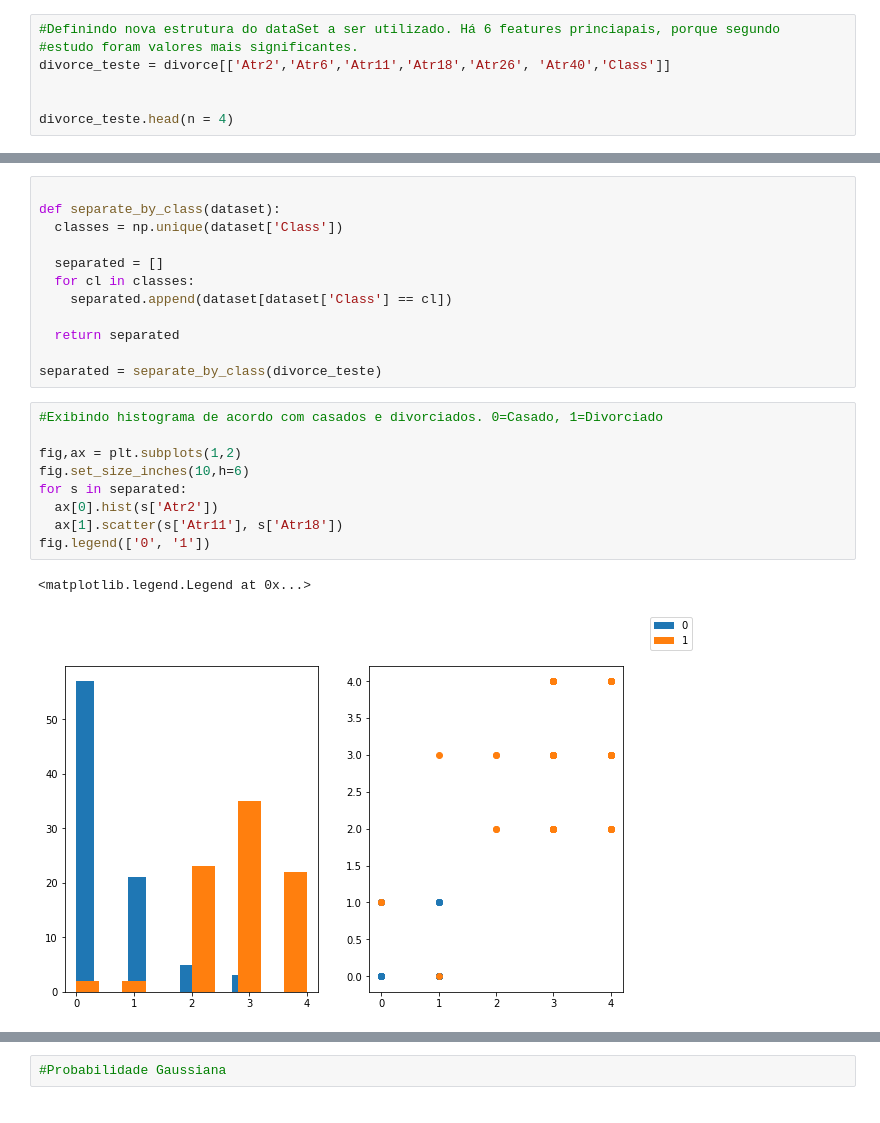
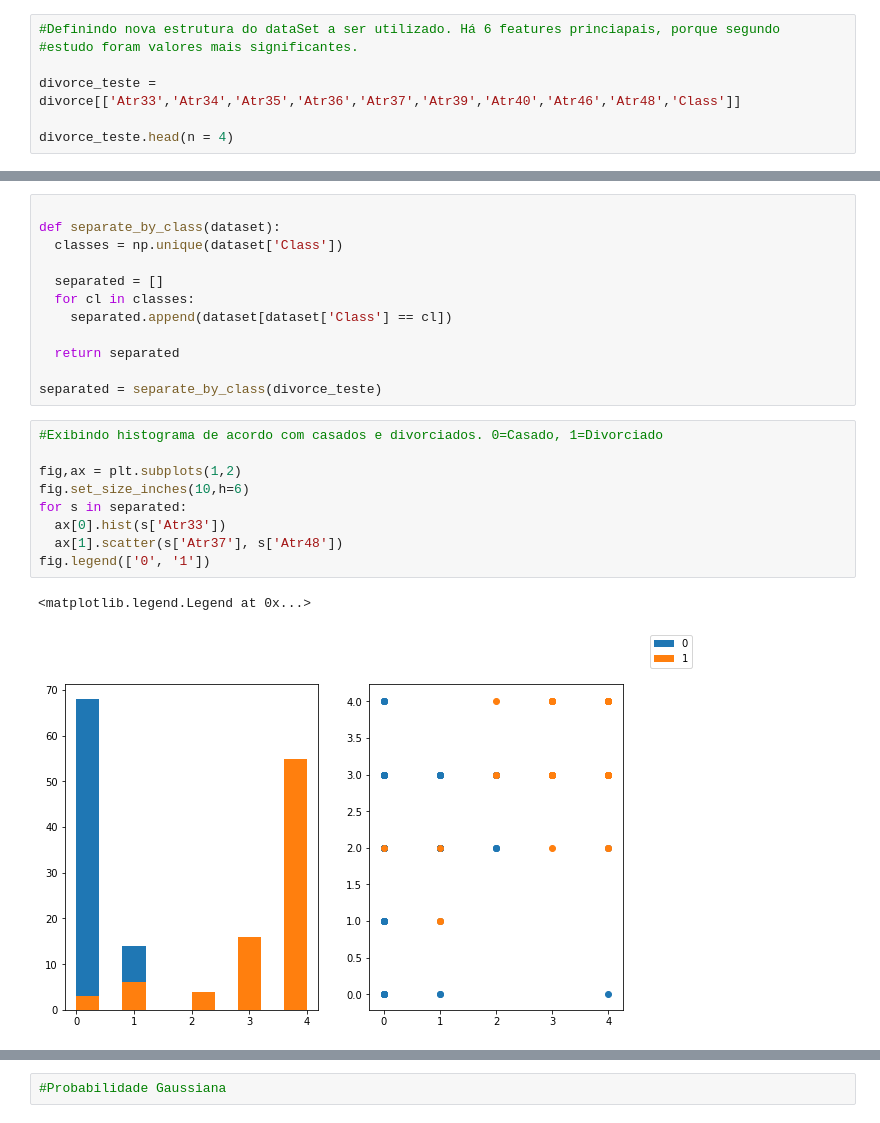
Before and after one commit to andersonnq02/Projeto_estatistica, a Jupyter notebook: EstatisticaDescritivasDeDados_Divorce_v.2.0.0.ipynb, the cells around one changed output, grey strips where cells are left out. Cells and saved outputs as stored; diff of their text form.

```diff
--- a/EstatisticaDescritivasDeDados_Divorce_v.2.0.0.ipynb
+++ b/EstatisticaDescritivasDeDados_Divorce_v.2.0.0.ipynb
@@ -21,8 +21,8 @@ divorce.head(3)
 # %%
 #Definindo nova estrutura do dataSet a ser utilizado. Há 6 features princiapais, porque segundo
 #estudo foram valores mais significantes.
-divorce_teste = divorce[['Atr2','Atr6','Atr11','Atr18','Atr26', 'Atr40','Class']]
 
+divorce_teste = divorce[['Atr33','Atr34','Atr35','Atr36','Atr37','Atr39','Atr40','Atr46','Atr48','Class']]
 
 divorce_teste.head(n = 4)
 # %% [output]
@@ -46,15 +46,15 @@ separated = separate_by_class(divorce_teste)
 # %%
 #Exibindo histograma de acordo com casados e divorciados. 0=Casado, 1=Divorciado
 
 fig,ax = plt.subplots(1,2)
 fig.set_size_inches(10,h=6)
 for s in separated:
-  ax[0].hist(s['Atr2'])
-  ax[1].scatter(s['Atr11'], s['Atr18'])
+  ax[0].hist(s['Atr33'])
+  ax[1].scatter(s['Atr37'], s['Atr48'])
 fig.legend(['0', '1'])
 # %% [output]
 <matplotlib.legend.Legend at 0x...>
-[figure, old version]
+[figure, new version]
 # %%
 #Calculando desvio padrão de cada coluna do dataset
 
```
Also changed, not shown: parts of 7 cells of this notebook.
